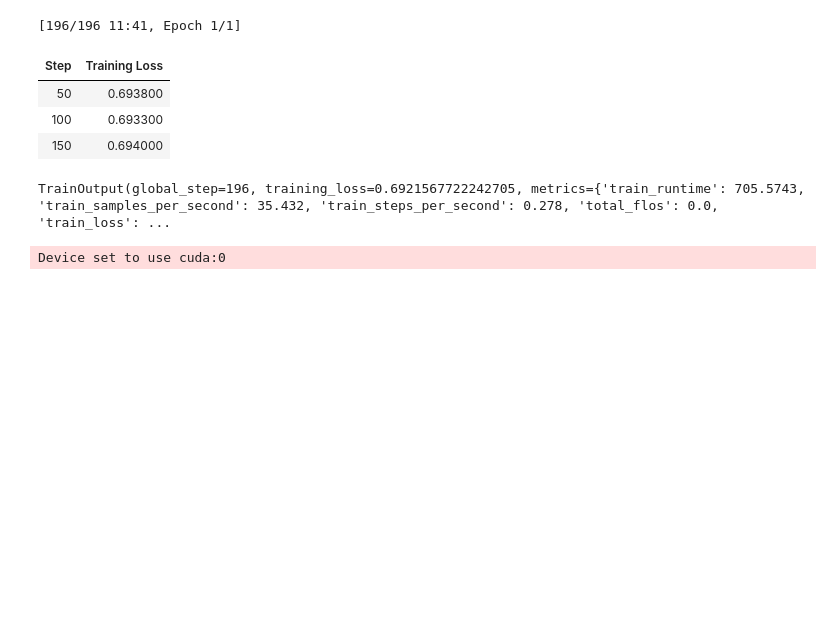
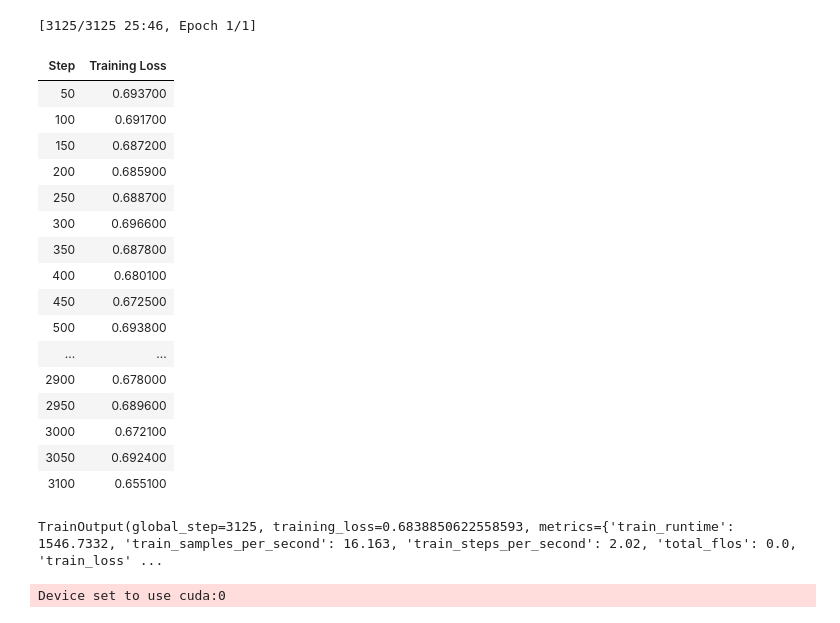
Before and after one commit to OOooAugust/RLHF, a Jupyter notebook: codes/test.ipynb, the cells around one changed output. Cells and saved outputs as stored; diff of their text form; code cells hidden in the pictures; blank space fills up the shorter version.

```diff
--- a/codes/test.ipynb
+++ b/codes/test.ipynb
@@ -4,9 +4,7 @@ import os
 import torch
 from transformers import AutoModelForCausalLM, AutoTokenizer, AutoModelForSequenceClassification, pipeline
 from datasets import load_dataset, Dataset
-from torch.utils.data import DataLoader
 import torch.nn.functional as F
-import logging
 import numpy as np
 from trl import DPOTrainer, DPOConfig, ModelConfig,get_quantization_config,get_kbit_device_map
 
@@ -19,7 +17,8 @@ for line in output.splitlines():
         os.environ[var] = value
 
 # Set the model path of qwen sft AND sentiment model
-LM_MODEL = "august66/qwen2-sft-final"
+LM_MODEL_AS = "august66/qwen2-sft-final"
+LM_MODEL_KY = 'Kyleyee/Qwen2-0.5B-stf-imdb'
 SENTIMENT_MODEL = "siebert/sentiment-roberta-large-english"
 N_PREFIX_TOKENS = 5
 
@@ -105,0 +110,27 @@ dpo_dataset_train = prompt_completion_dataset_train.select_columns(['prompt', 'c
+# %%
+prompt_completion_list_train = []
+for i in range(25000):
+
+    prompt = dataset_train[i]['prompt']
+    completion_1 = generated_completions_train_flat[2*i]['generated_text']
+    reward_1 = train_sentiment_results[2*i]['score'] if train_sentiment_results[2*i]['label'] == 'POSITIVE' else 1-train_sentiment_results[2*i]['score']
+    completion_2 = generated_completions_train_flat[2*i + 1]['generated_text']
+    reward_2 = train_sentiment_results[2*i + 1]['score'] if train_sentiment_results[2*i + 1]['label'] == 'POSITIVE' else 1-train_sentiment_results[2*i + 1]['score']
+    preference_prob = F.sigmoid(torch.tensor(reward_1-reward_2))
+    bernoulli_indicator = torch.bernoulli(preference_prob).item()
+    if bernoulli_indicator == 1:
+        chosen, rejected = completion_1, completion_2
+        reward_chosen, reward_rejected = reward_1, reward_2
+    else:
+        chosen, rejected = completion_2, completion_1
+        reward_chosen, reward_rejected = reward_2, reward_1
+    prompt_completion_list_train.append({
+        'prompt': prompt,
+        'chosen': " ".join(chosen.split()[N_PREFIX_TOKENS:]),
+        'rejected': " ".join(rejected.split()[N_PREFIX_TOKENS:]),
+        'reward_chosen': reward_chosen,
+        'reward_rejected': reward_rejected
+    })
+
+prompt_completion_dataset_train = Dataset.from_list(prompt_completion_list_train)
+dpo_dataset_train = prompt_completion_dataset_train.select_columns(['prompt', 'chosen', 'rejected'])
@@ -106,7 +269,8 @@ dpo_dataset_train = prompt_completion_dataset_train.select_columns(['prompt', 'c
 # %%
 #why random sample?
 #what is gradient checking, gradient acc, learning rate
-model_args = ModelConfig(LM_MODEL)
+torch.cuda.empty_cache()
+model_args = ModelConfig(LM_MODEL_AS)
 beta = 0.1
 torch_dtype = (
     model_args.torch_dtype if model_args.torch_dtype in ['auto', None] else torch.float16
@@ -131,42 +295,55 @@ ref_model = AutoModelForCausalLM.from_pretrained(
 
 tokenizer = AutoTokenizer.from_pretrained(
     model_args.model_name_or_path,
     padding_side = "left",
     trust_remote_code = model_args.trust_remote_code,
 )
 
 training_args = DPOConfig(
 
-        gradient_checkpointing=True,
-        per_device_train_batch_size=32,
-        gradient_accumulation_steps=4,
+        gradient_checkpointing=False,
+        per_device_train_batch_size=4,
+        gradient_accumulation_steps=2,
         learning_rate=5.0e-7,
         logging_steps=50,
-        bf16=True,
         num_train_epochs=1,
         push_to_hub=True,
         output_dir = "/root/autodl-tmp/.autodl/DPO_tldr",
         report_to = 'none',
         beta = beta,
         hub_model_id = f'august66/qwen2-sft-dpo-imdb-beta-{beta}',
+        save_strategy="no",
     )
 
 trainer = DPOTrainer(
     model=model,
     ref_model=ref_model,
     args=training_args,
     train_dataset=dpo_dataset_train,
     processing_class = tokenizer
 )
 
 trainer.train()
 # %% [output]
-[196/196 11:41, Epoch 1/1]
+[3125/3125 25:46, Epoch 1/1]
 | Step | Training Loss |
-| 50 | 0.693800 |
-| 100 | 0.693300 |
-| 150 | 0.694000 |
+| 50 | 0.693700 |
+| 100 | 0.691700 |
+| 150 | 0.687200 |
+| 200 | 0.685900 |
+| 250 | 0.688700 |
+| 300 | 0.696600 |
+| 350 | 0.687800 |
+| 400 | 0.680100 |
+| 450 | 0.672500 |
+| 500 | 0.693800 |
+| ... | ... |
+| 2900 | 0.678000 |
+| 2950 | 0.689600 |
+| 3000 | 0.672100 |
+| 3050 | 0.692400 |
+| 3100 | 0.655100 |
-TrainOutput(global_step=196, training_loss=0.6921567722242705, metrics={'train_runtime': 705.5743, 'train_samples_per_second': 35.432, 'train_steps_per_second': 0.278, 'total_flos': 0.0, 'train_loss': ...
+TrainOutput(global_step=3125, training_loss=0.6838850622558593, metrics={'train_runtime': 1546.7332, 'train_samples_per_second': 16.163, 'train_steps_per_second': 2.02, 'total_flos': 0.0, 'train_loss' ...
 # %%
 prompts_test = dataset_test['prompt']
 dpo_model = trainer.model
```
Also changed, not shown: parts of 12 cells of this notebook, 1 other file.
